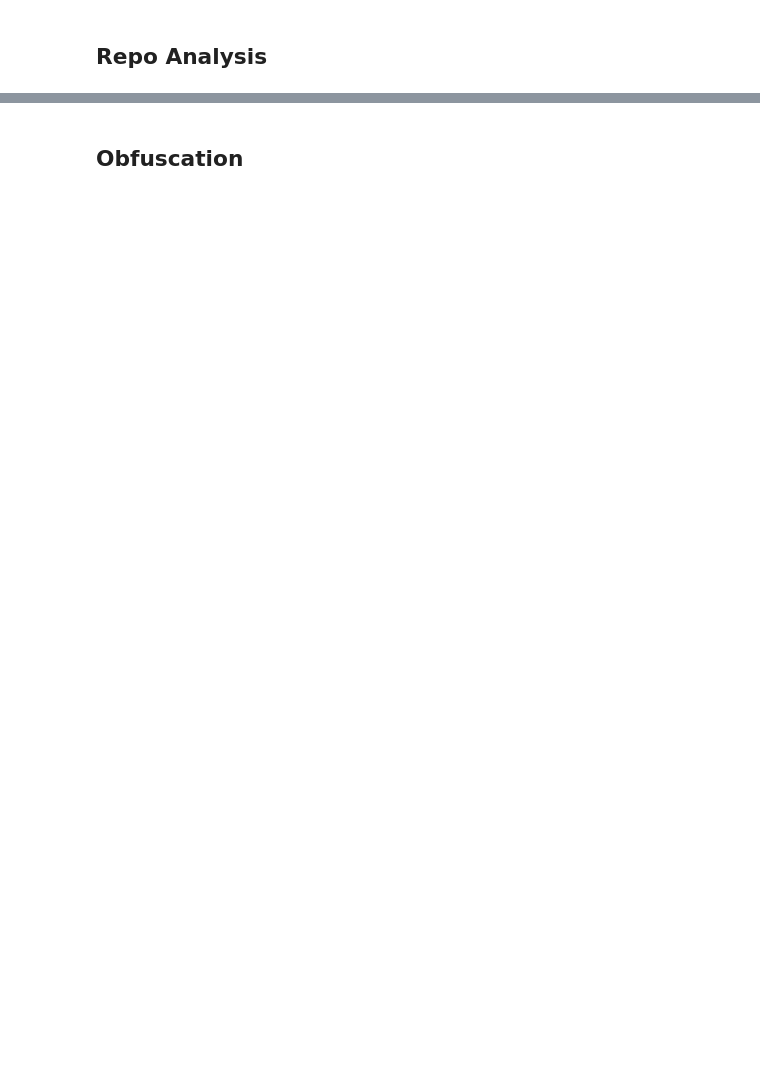
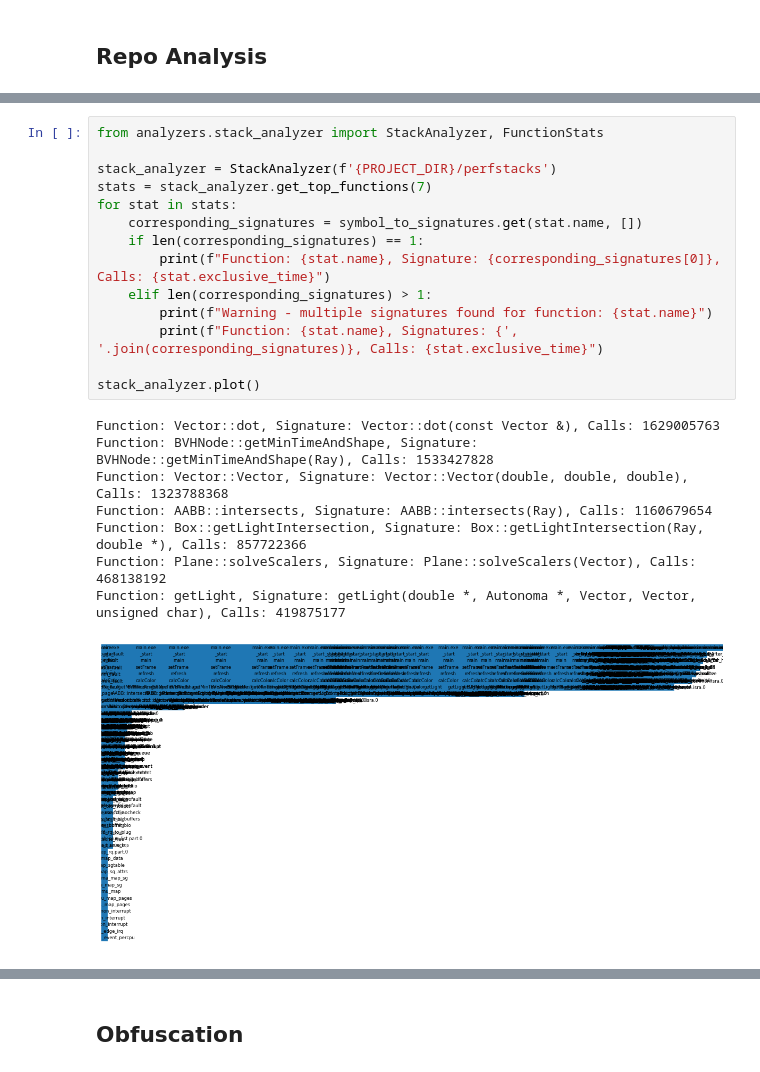
Before and after one commit to adiprerepa/pesquared, a Jupyter notebook: FunctionGraph.ipynb, the cells around one changed output, grey strips where cells are left out. Saved outputs shown, nothing was run; the diff lists cells and outputs as text; blank space fills up the shorter version.

```diff
--- a/FunctionGraph.ipynb
+++ b/FunctionGraph.ipynb
@@ -29,2 +63,25 @@ analyzer.plot(horizontal=True, node_filter=lambda node, attrs: is_kind(attrs["ki
+# %%
+from analyzers.stack_analyzer import StackAnalyzer, FunctionStats
+
+stack_analyzer = StackAnalyzer(f'{PROJECT_DIR}/perfstacks')
+stats = stack_analyzer.get_top_functions(7)
+for stat in stats:
+    corresponding_signatures = symbol_to_signatures.get(stat.name, [])
+    if len(corresponding_signatures) == 1:
+        print(f"Function: {stat.name}, Signature: {corresponding_signatures[0]}, Calls: {stat.exclusive_time}")
+    elif len(corresponding_signatures) > 1:
+        print(f"Warning - multiple signatures found for function: {stat.name}")
+        print(f"Function: {stat.name}, Signatures: {', '.join(corresponding_signatures)}, Calls: {stat.exclusive_time}")
+
+stack_analyzer.plot()
+# %% [output]
+Function: Vector::dot, Signature: Vector::dot(const Vector &), Calls: 1629005763
+Function: BVHNode::getMinTimeAndShape, Signature: BVHNode::getMinTimeAndShape(Ray), Calls: 1533427828
+Function: Vector::Vector, Signature: Vector::Vector(double, double, double), Calls: 1323788368
+Function: AABB::intersects, Signature: AABB::intersects(Ray), Calls: 1160679654
+Function: Box::getLightIntersection, Signature: Box::getLightIntersection(Ray, double *), Calls: 857722366
+Function: Plane::solveScalers, Signature: Plane::solveScalers(Vector), Calls: 468138192
+Function: getLight, Signature: getLight(double *, Autonoma *, Vector, Vector, unsigned char), Calls: 419875177
+[figure, added]
 # %%
 from utils.cursor_utils import loc_info, CTOR_KINDS
```
Also changed, not shown: parts of 11 cells of this notebook, 3 other files.
